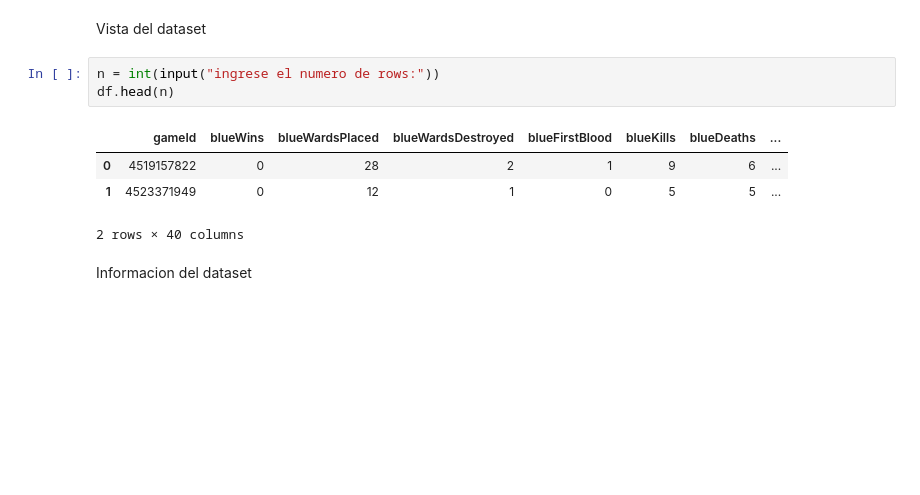
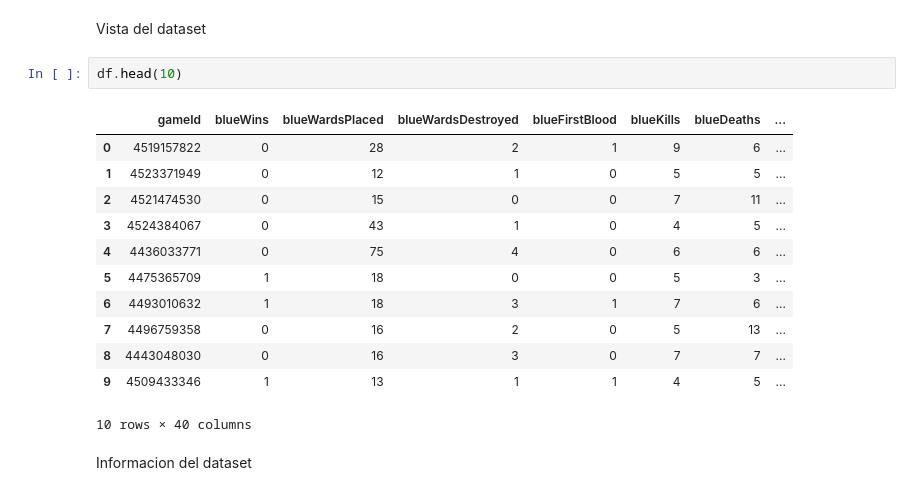
Before and after one commit to mariaRam2003/Laboratorio2_IA, a Jupyter notebook: Task3.ipynb, the cells around one changed output. Saved outputs shown, nothing was run; the diff lists cells and outputs as text; blank space fills up the shorter version.

```diff
--- a/Task3.ipynb
+++ b/Task3.ipynb
@@ -33,14 +33,21 @@ Abrir y definir el dataset
 df = pd.read_csv("LolDataSet.csv", sep=",")
 # %% [markdown]
 Vista del dataset
-# %%
-n = int(input("ingrese el numero de rows:"))
-df.head(n)
-# %% [output]
-|  | gameId | blueWins | blueWardsPlaced | blueWardsDestroyed | blueFirstBlood | blueKills | blueDeaths | ... |
-| 0 | 4519157822 | 0 | 28 | 2 | 1 | 9 | 6 | ... |
-| 1 | 4523371949 | 0 | 12 | 1 | 0 | 5 | 5 | ... |
-2 rows × 40 columns
+# %%
+df.head(10)
+# %% [output]
+|  | gameId | blueWins | blueWardsPlaced | blueWardsDestroyed | blueFirstBlood | blueKills | blueDeaths | ... |
+| 0 | 4519157822 | 0 | 28 | 2 | 1 | 9 | 6 | ... |
+| 1 | 4523371949 | 0 | 12 | 1 | 0 | 5 | 5 | ... |
+| 2 | 4521474530 | 0 | 15 | 0 | 0 | 7 | 11 | ... |
+| 3 | 4524384067 | 0 | 43 | 1 | 0 | 4 | 5 | ... |
+| 4 | 4436033771 | 0 | 75 | 4 | 0 | 6 | 6 | ... |
+| 5 | 4475365709 | 1 | 18 | 0 | 0 | 5 | 3 | ... |
+| 6 | 4493010632 | 1 | 18 | 3 | 1 | 7 | 6 | ... |
+| 7 | 4496759358 | 0 | 16 | 2 | 0 | 5 | 13 | ... |
+| 8 | 4443048030 | 0 | 16 | 3 | 0 | 7 | 7 | ... |
+| 9 | 4509433346 | 1 | 13 | 1 | 1 | 4 | 5 | ... |
+10 rows × 40 columns
 # %% [markdown]
 Informacion del dataset
 # %%
```
Also changed, not shown: parts of 38 cells of this notebook.
